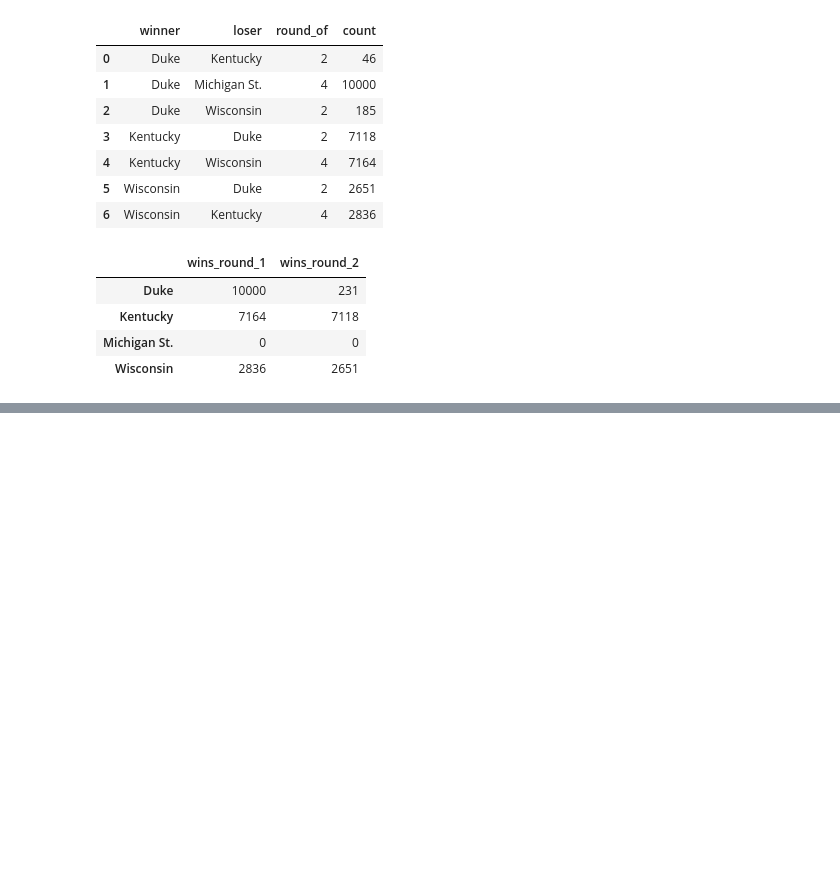
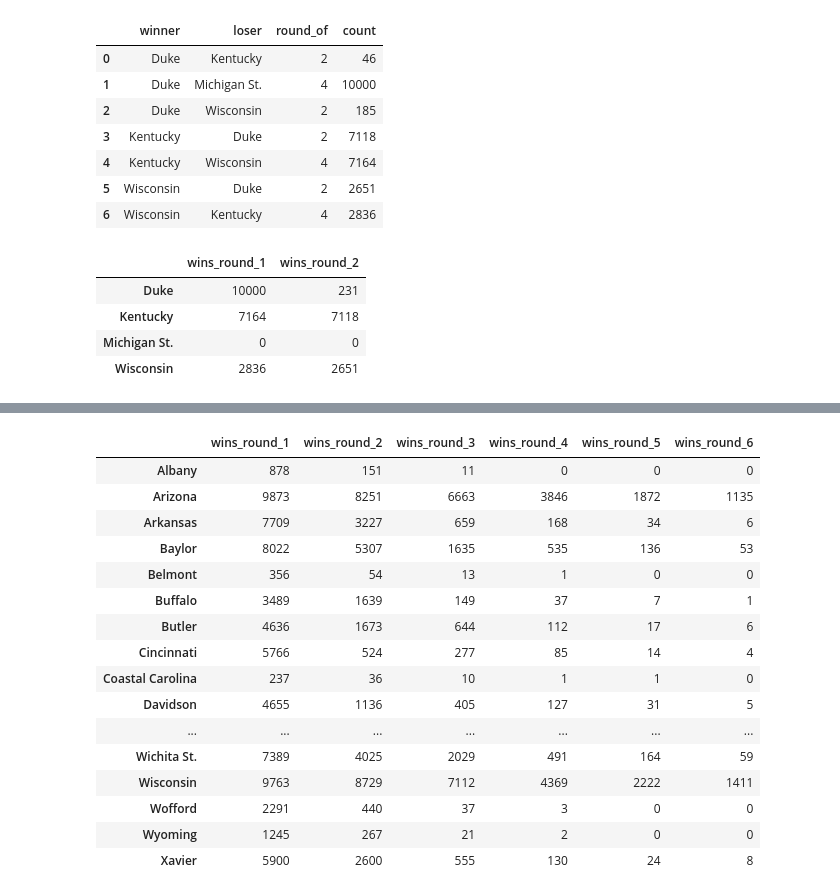
Before and after one commit to micahlanier/bayesket-ball, a Jupyter notebook: src/model/tournament_simulations.ipynb, the cells around one changed output, grey strips where cells are left out. Drawn from its saved outputs; the diff is of its cells as text; code cells hidden in the pictures; blank space fills up the shorter version.

```diff
--- a/src/model/tournament_simulations.ipynb
+++ b/src/model/tournament_simulations.ipynb
@@ -208,0 +327,3 @@ mh_final_four_outcomes
+# %%
+# Simulate matchups and outcomes.
+mh_mc_tournament_matchups, mh_mc_tournament_outcomes = game_predictions.simulate_tournament(tournament_bracket, pre_tournament_stats, features, deterministic=False, coef_trace=mh_trace)
@@ -208,0 +360,20 @@ mh_final_four_outcomes
+# %%
+mh_mc_tournament_outcomes
+# %% [output]
+|  | wins_round_1 | wins_round_2 | wins_round_3 | wins_round_4 | wins_round_5 | wins_round_6 |
+| Albany | 878 | 151 | 11 | 0 | 0 | 0 |
+| Arizona | 9873 | 8251 | 6663 | 3846 | 1872 | 1135 |
+| Arkansas | 7709 | 3227 | 659 | 168 | 34 | 6 |
+| Baylor | 8022 | 5307 | 1635 | 535 | 136 | 53 |
+| Belmont | 356 | 54 | 13 | 1 | 0 | 0 |
+| Buffalo | 3489 | 1639 | 149 | 37 | 7 | 1 |
+| Butler | 4636 | 1673 | 644 | 112 | 17 | 6 |
+| Cincinnati | 5766 | 524 | 277 | 85 | 14 | 4 |
+| Coastal Carolina | 237 | 36 | 10 | 1 | 1 | 0 |
+| Davidson | 4655 | 1136 | 405 | 127 | 31 | 5 |
+| ... | ... | ... | ... | ... | ... | ... |
+| Wichita St. | 7389 | 4025 | 2029 | 491 | 164 | 59 |
+| Wisconsin | 9763 | 8729 | 7112 | 4369 | 2222 | 1411 |
+| Wofford | 2291 | 440 | 37 | 3 | 0 | 0 |
+| Wyoming | 1245 | 267 | 21 | 2 | 0 | 0 |
+| Xavier | 5900 | 2600 | 555 | 130 | 24 | 8 |
```
Also changed, not shown: parts of 36 cells of this notebook, 1 other file.
